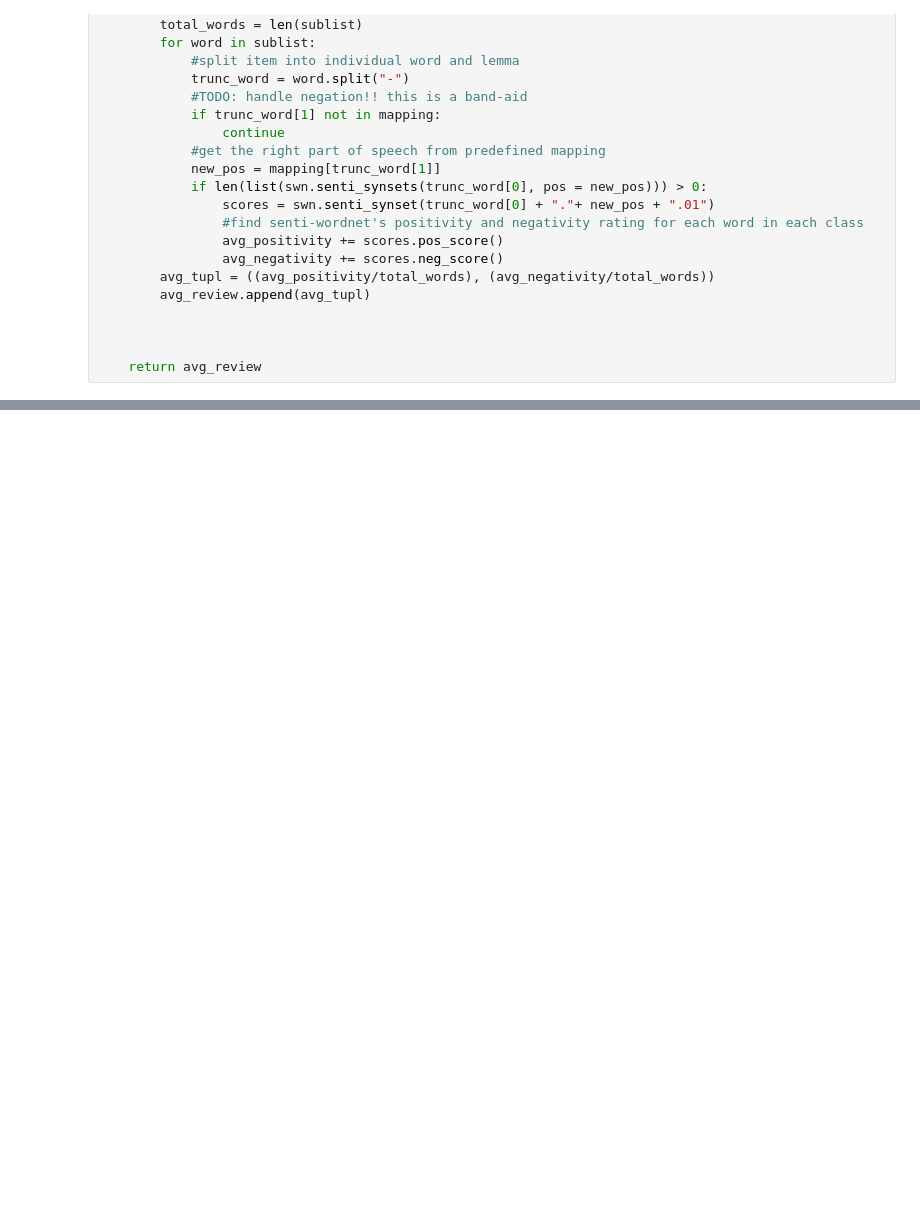
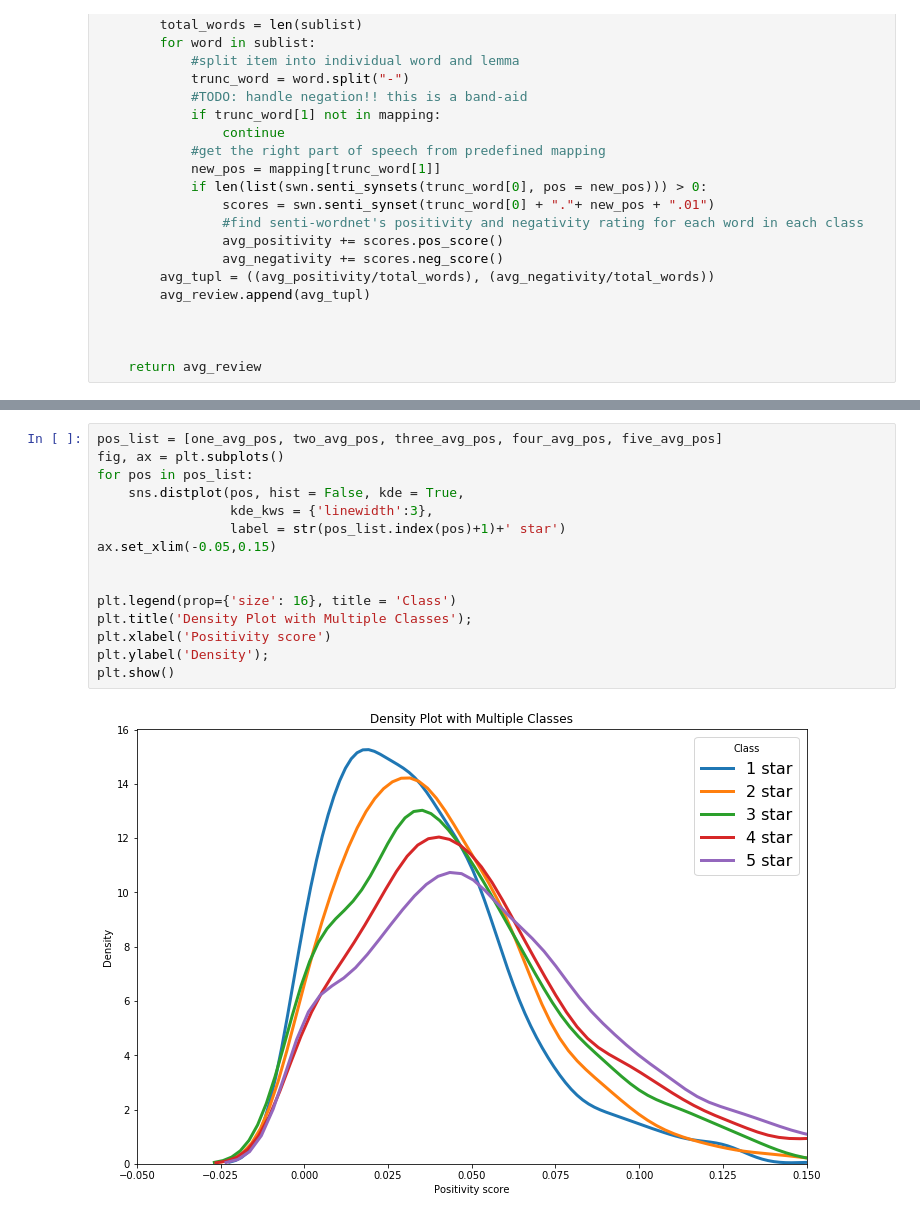
Before and after one commit to floorkouwenberg/TMCI_project, a Jupyter notebook: Cooccs.ipynb, the cells around one changed output, grey strips where cells are left out. Saved outputs shown, nothing was run; the diff lists cells and outputs as text; blank space fills up the shorter version.

```diff
--- a/Cooccs.ipynb
+++ b/Cooccs.ipynb
@@ -224,0 +264,17 @@ print(len(one_senti))
+# %%
+pos_list = [one_avg_pos, two_avg_pos, three_avg_pos, four_avg_pos, five_avg_pos]
+fig, ax = plt.subplots()
+for pos in pos_list:
+    sns.distplot(pos, hist = False, kde = True,
+                 kde_kws = {'linewidth':3},
+                 label = str(pos_list.index(pos)+1)+' star')
+ax.set_xlim(-0.05,0.15)
+
+
+plt.legend(prop={'size': 16}, title = 'Class')
+plt.title('Density Plot with Multiple Classes');
+plt.xlabel('Positivity score')
+plt.ylabel('Density');
+plt.show()
+# %% [output]
+[figure, added]
```
Also changed, not shown: parts of 6 cells of this notebook.
